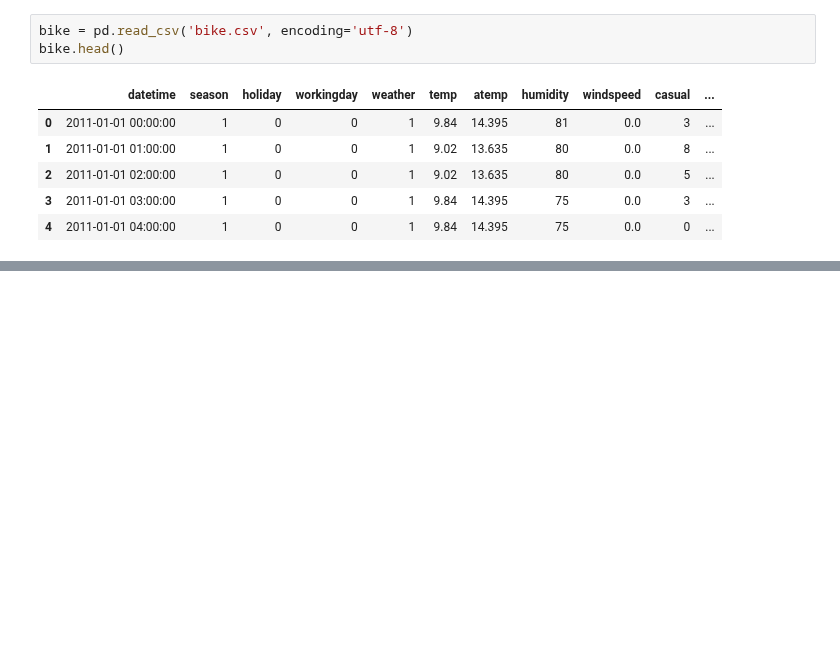
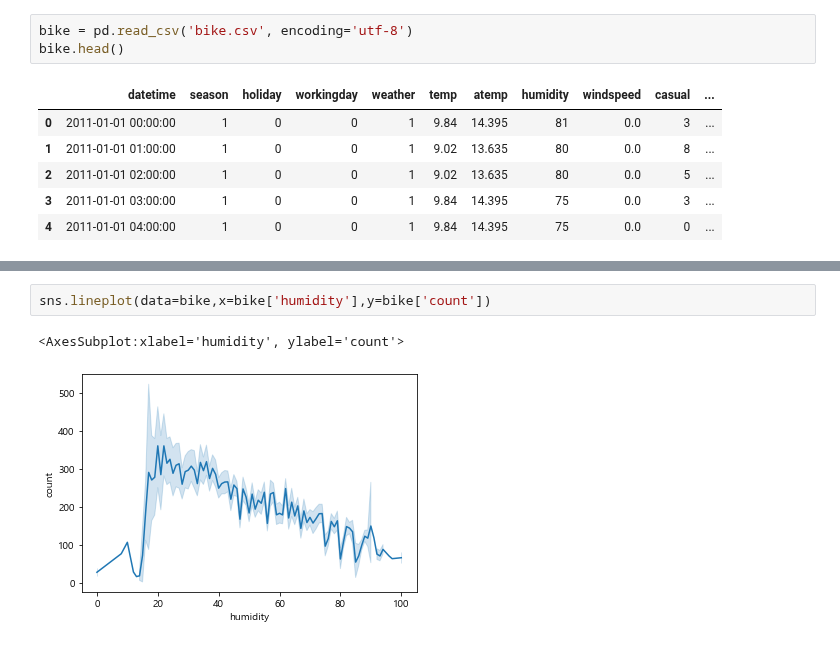
Before and after one commit to gitea0101/jupyter_note, a Jupyter notebook: dataframe/Data_ex2.ipynb, the cells around one changed output, grey strips where cells are left out. Cells and saved outputs as stored; diff of their text form; blank space fills up the shorter version.

```diff
--- a/dataframe/Data_ex2.ipynb
+++ b/dataframe/Data_ex2.ipynb
@@ -173,0 +184,5 @@ bike.head()
+# %%
+sns.lineplot(data=bike,x=bike['humidity'],y=bike['count'])
+# %% [output]
+<AxesSubplot:xlabel='humidity', ylabel='count'>
+[figure, added]
```
Also changed, not shown: parts of 2 cells of this notebook.
